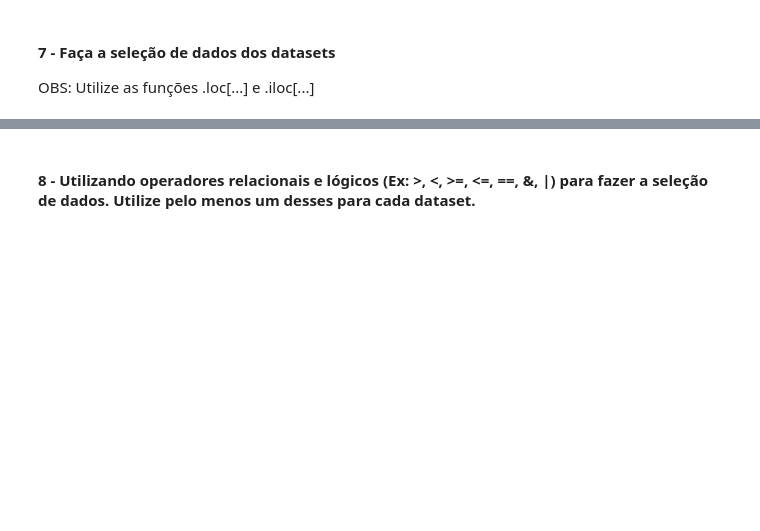
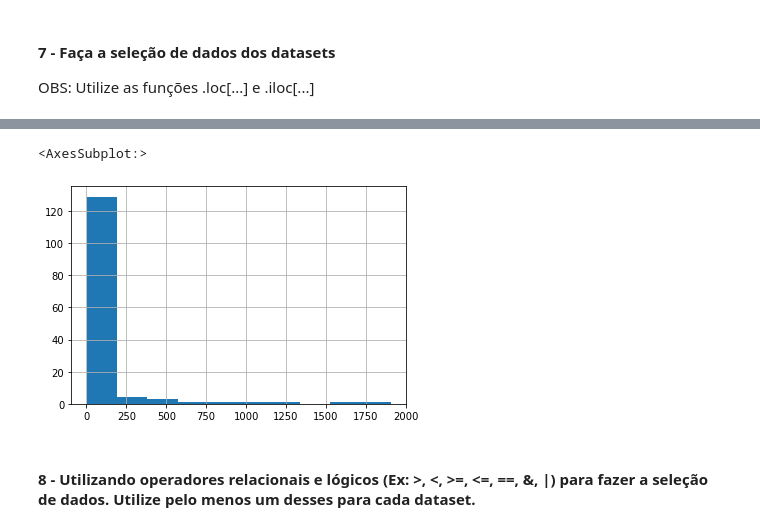
Before and after one commit to eliaquim10/notebooks_exercicio, a Jupyter notebook: Aula 1 - Obtenção de Dados e Dados Colunares.ipynb, the cells around one changed output, grey strips where cells are left out. Drawn from its saved outputs; the diff is of its cells as text; code cells hidden in the pictures; blank space fills up the shorter version.

```diff
--- a/Aula 1 - Obtenção de Dados e Dados Colunares.ipynb
+++ b/Aula 1 - Obtenção de Dados e Dados Colunares.ipynb
@@ -38,3 +46,8 @@ ValueError: File is not a recognized excel file
+# %%
+# Dataset 4
+# [CÓDIGO AQUI]  mob
+dataset_mob = pd.read_csv("https://dvn-cloud.s3.amazonaws.com/10.7910/DVN/HTTWYL/176e7aa657e-abb48a689291.orig?response-content-disposition=attachment%3B%20filename%2A%3DUTF-8%27%27mmALL_073120_csv.csv&response-content-type=text%2Fcsv&X-Amz-Algorithm=AWS4-HMAC-SHA256&X-Amz-Date=20211010T143702Z&X-Amz-SignedHeaders=host&X-Amz-Expires=3600&X-Amz-Credential=AKIAIEJ3NV7UYCSRJC7A%2F20211010%2Fus-east-1%2Fs3%2Faws4_request&X-Amz-Signature=4a0c5dce9dc05240989181ee02368acdd1926b13e834594acdb4074705f2ccbc", error_bad_lines=False)
+dataset_mob.head(2)
 # %% [markdown]
 ### 4.  Comandos Básicos
 Utilize os comandos básicos do pandas para visualizar os dados, o número de colunas, número de linhas, os tipos das colunas.
@@ -139,6 +282,11 @@ OBS: Utilize as funções .loc[...] e .iloc[...]
 # %%
 # Dataset 4
 # [CÓDIGO AQUI]
+dataset_mob['protestnumber'].value_counts().loc[0:].hist()
+# dataset_mob.head(2)
+# %% [output]
+<AxesSubplot:>
+[figure, added]
 # %% [markdown]
 #### **8 - Utilizando operadores relacionais e lógicos (Ex: >, <, >=, <=, ==, &, |) para fazer a seleção de dados. Utilize pelo menos um desses para cada dataset.**
 # %%
```
Also changed, not shown: parts of 30 cells of this notebook, 3 other files.
